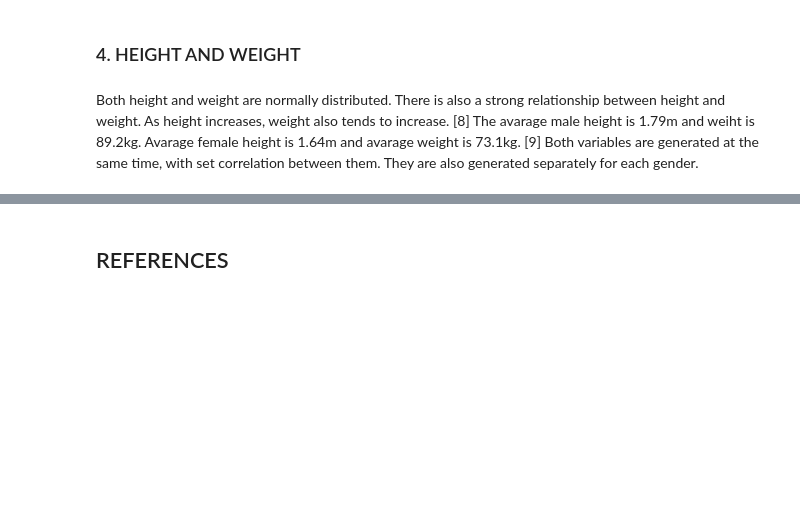
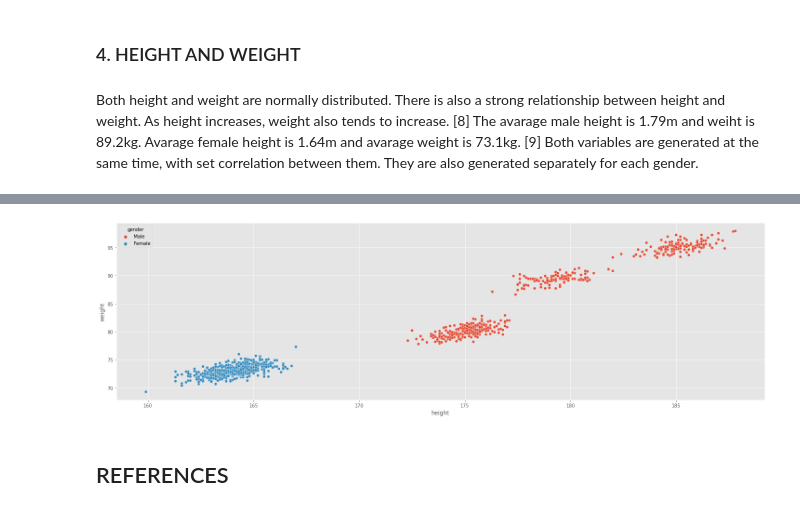
Before and after one commit to AnteDujic/Programming-for-Data-Analysis_project, a Jupyter notebook: bmi_ireland.ipynb, the cells around one changed output, grey strips where cells are left out. Saved outputs shown, nothing was run; the diff lists cells and outputs as text; code cells hidden in the pictures; blank space fills up the shorter version.

Commit message:
Height and Weight spread testing

```diff
--- a/bmi_ireland.ipynb
+++ b/bmi_ireland.ipynb
@@ -156,0 +161,3 @@ plt.show()
+# %%
+df["bmi"] = (df["weight"] / ((df["height"])/100)**2).round(1)
+df.head()
@@ -156,0 +171,34 @@ plt.show()
+# %%
+# Defining a function.
+def applyFunc(s):
+    if s == "Male": # If male.
+        # Create an array of height and weight.
+        m_means = [170, 85] # mean for height and weight.
+        m_corr = np.array([[1, 0.6], [0.6, 1]])
+        m_data = rng.multivariate_normal(m_means, m_corr)
+
+        m1_means = [175, 90] # mean for height and weight.
+        m1_corr = np.array([[1, 0.6], [0.6, 1]])
+        m1_data = rng.multivariate_normal(m1_means, m1_corr)
+
+        m2_means = [180, 95] # mean for height and weight.
+        m2_corr = np.array([[1, 0.6], [0.6, 1]])
+        m2_data = rng.multivariate_normal(m2_means, m2_corr)
+
+        list = [m_data, m1_data, m2_data]
+        a = rng.choice (list, p = [0.25, 0.5, 0.25])
+        return a.round(1)
+    if s == "Female": # If female.
+        f_means = [164, 73.1]
+        f_corr = np.array([[1, 0.6], [0.6, 1]])
+        f_data = rng.multivariate_normal(f_means, f_corr)
+        f_data = f_data.round(1)
+        return f_data[0], f_data[1]
+
+# Create an array based on gender
+height_weight = df["gender"].apply(applyFunc)
+# Assign array elements [3]
+df["height"]= height_weight.str[0]
+df["weight"]= height_weight.str[1]
+# Current dataset
+df.head()
@@ -156,0 +212,5 @@ plt.show()
+# %%
+sns.scatterplot (x = df["height"], y = df["weight"], hue = df["gender"])
+plt.show()
+# %% [output]
+[figure, added]
```
Also changed, not shown: parts of 11 cells of this notebook, 1 other file.
